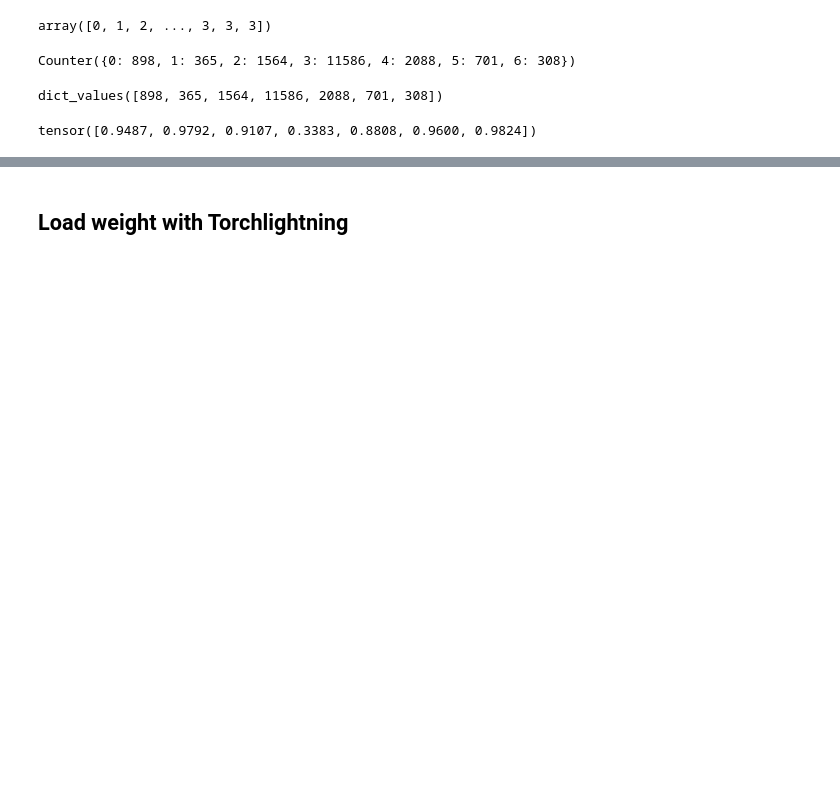
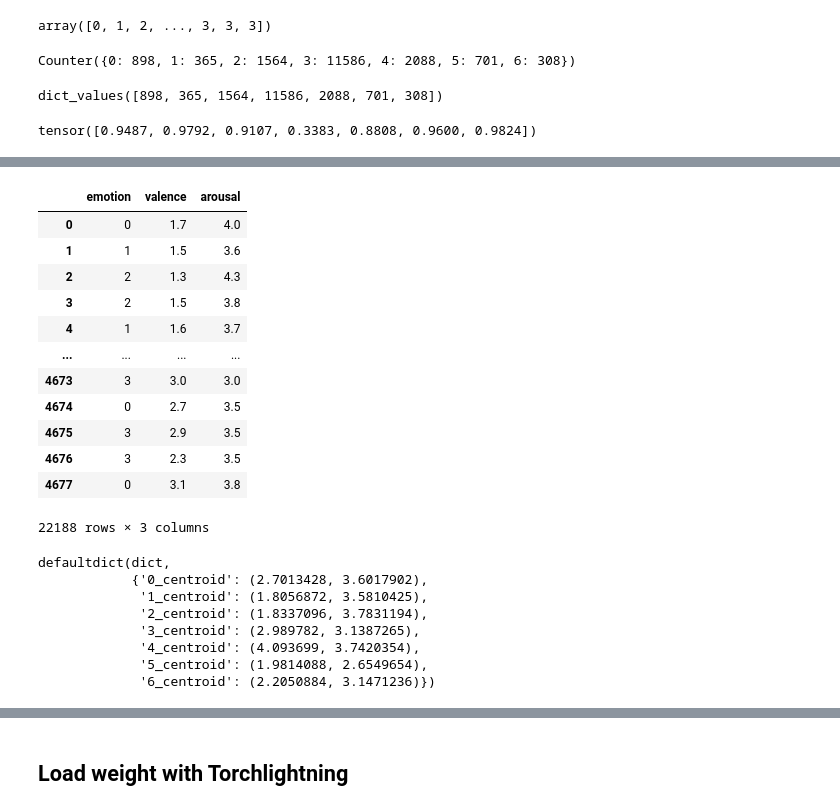
Before and after one commit to 1pha/MulitmodalERC-TensorMixerNetwork, a Jupyter notebook: modeling.ipynb, the cells around one changed output, grey strips where cells are left out. Saved outputs shown, nothing was run; the diff lists cells and outputs as text; code cells hidden in the pictures; blank space fills up the shorter version.

Commit message:
add centroid --> erc.constants, make get_deuce

```diff
--- a/modeling.ipynb
+++ b/modeling.ipynb
@@ -98,3 +106,5 @@ torch.Size([3, 7])
+# %%
+for emotion_idx in range(0,7):
 # %%
 import logging
 import hydra
@@ -162,0 +224,62 @@ tensor([0.9487, 0.9792, 0.9107, 0.3383, 0.8808, 0.9600, 0.9824])
+# %%
+# get centroid
+import logging
+import hydra
+import pandas as pd
+
+
+import torch.nn as  nn
+
+from torch.utils.data import DataLoader
+from datasets import load_from_disk
+
+import erc
+
+train_dataset = load_from_disk("/home/hoesungryu/etri-erc/kemdy19-kemdy20_train4")
+valid_dataset = load_from_disk("/home/hoesungryu/etri-erc/kemdy19-kemdy20_valid4")
+
+
+def dataset2df(dataset, columns = ['emotion','valence','arousal']):
+    df = pd.DataFrame()
+    for column in columns:
+        df[column] = dataset[column]
+    return df
+
+train_df = dataset2df(train_dataset)
+valid_df = dataset2df(valid_dataset)
+
+total_df = pd.concat([train_df,valid_df], axis=0)
+display(total_df)
+# Get Centroid ...
+from collections import defaultdict
+
+emotion_va_dict = defaultdict(dict)
+
+for emotion_idx in range(0,7):
+    valence = total_df[total_df['emotion']==emotion_idx]['valence'].mean()
+    arousal = total_df[total_df['emotion']==emotion_idx]['arousal'].mean()
+    # print()
+    emotion_va_dict[f'{emotion_idx}_centroid'] = (valence, arousal)
+emotion_va_dict
+# %% [output]
+|  | emotion | valence | arousal |
+| 0 | 0 | 1.7 | 4.0 |
+| 1 | 1 | 1.5 | 3.6 |
+| 2 | 2 | 1.3 | 4.3 |
+| 3 | 2 | 1.5 | 3.8 |
+| 4 | 1 | 1.6 | 3.7 |
+| ... | ... | ... | ... |
+| 4673 | 3 | 3.0 | 3.0 |
+| 4674 | 0 | 2.7 | 3.5 |
+| 4675 | 3 | 2.9 | 3.5 |
+| 4676 | 3 | 2.3 | 3.5 |
+| 4677 | 0 | 3.1 | 3.8 |
+22188 rows × 3 columns
+defaultdict(dict,
+            {'0_centroid': (2.7013428, 3.6017902),
+             '1_centroid': (1.8056872, 3.5810425),
+             '2_centroid': (1.8337096, 3.7831194),
+             '3_centroid': (2.989782, 3.1387265),
+             '4_centroid': (4.093699, 3.7420354),
+             '5_centroid': (1.9814088, 2.6549654),
+             '6_centroid': (2.2050884, 3.1471236)})
```
Also changed, not shown: parts of 59 cells of this notebook, 8 other files.
